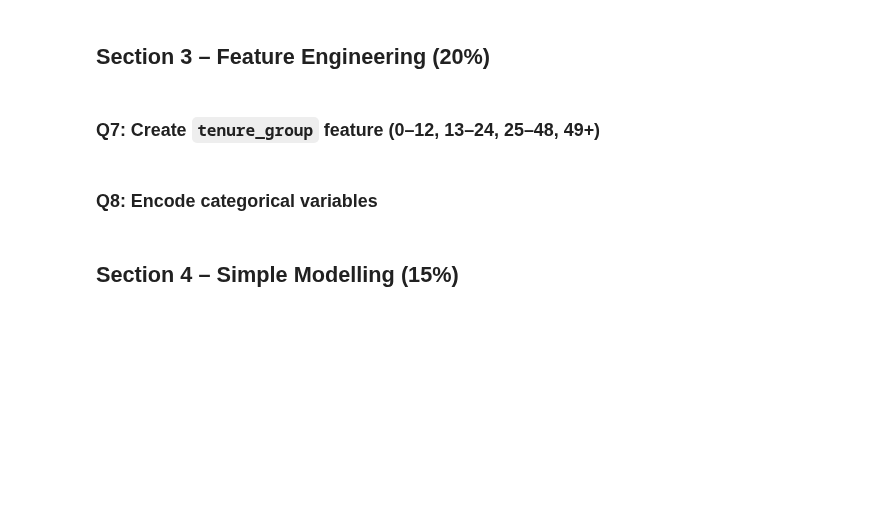
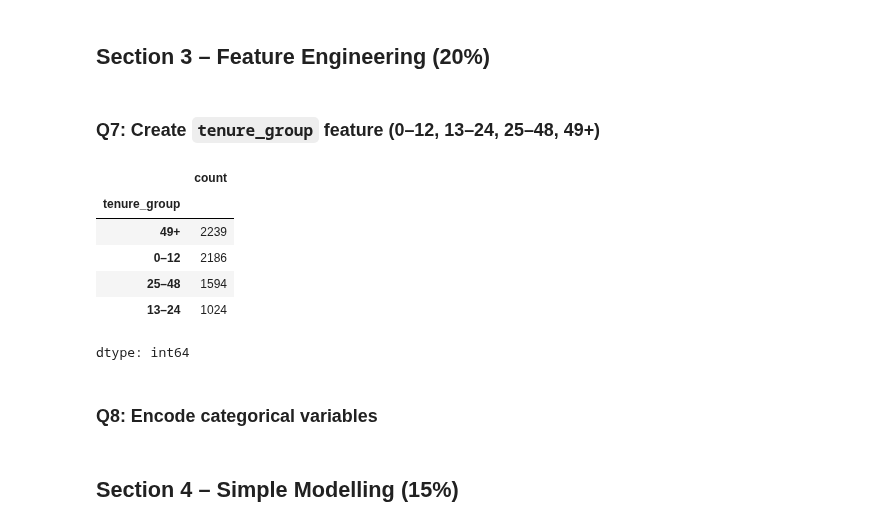
Before and after one commit to JanaAliCS/machine_leanring, a Jupyter notebook: assignment_1.ipynb, the cells around one changed output. Cells and saved outputs as stored; diff of their text form; code cells hidden in the pictures; blank space fills up the shorter version.

```diff
--- a/assignment_1.ipynb
+++ b/assignment_1.ipynb
@@ -37,5 +106,3 @@ missing_counts = ...
 ## Section 2 – Data Cleaning (20%)
 # %% [markdown]
 ### Q5: Convert `TotalCharges` to numeric and handle missing values
-# %%
-df['TotalCharges'] = ...
@@ -43,0 +109,8 @@ df['TotalCharges'] = ...
+# %%
+#convert to numeric
+df['TotalCharges'] = pd.to_numeric(df['TotalCharges'], errors='coerce')
+
+#handle missing values
+#1 check the data if skewed/normal from histogram above
+#2 data skewed so use median as mean would make it biased
+df['TotalCharges'] = df['TotalCharges'].fillna(df['TotalCharges'].median())
@@ -46,11 +123,25 @@ df['TotalCharges'] = ...
 # %%
-df = ...
+df = df.drop_duplicates()
 # %% [markdown]
 ## Section 3 – Feature Engineering (20%)
 # %% [markdown]
 ### Q7: Create `tenure_group` feature (0–12, 13–24, 25–48, 49+)
-# %%
-df['tenure_group'] = ...
+# %%
+#the .loc[:, ] is becuase there was a warning that i was not using the original dataframe for the following
+df.loc[:, 'tenure_group'] = pd.cut(df['tenure'],
+                            bins=[0, 12, 24, 48, df['tenure'].max()],
+                            labels=['0–12', '13–24', '25–48', '49+'],
+                            include_lowest=True)
+#include lowest includes the 0 since its being excluded since the default is right=true -> (a,b]
+df['tenure_group'].value_counts()
+# %% [output]
+|  | count |
+| tenure_group |  |
+| 49+ | 2239 |
+| 0–12 | 2186 |
+| 25–48 | 1594 |
+| 13–24 | 1024 |
+dtype: int64
 # %% [markdown]
 ### Q8: Encode categorical variables
 # %%
```
Also changed, not shown: parts of 16 cells of this notebook.
